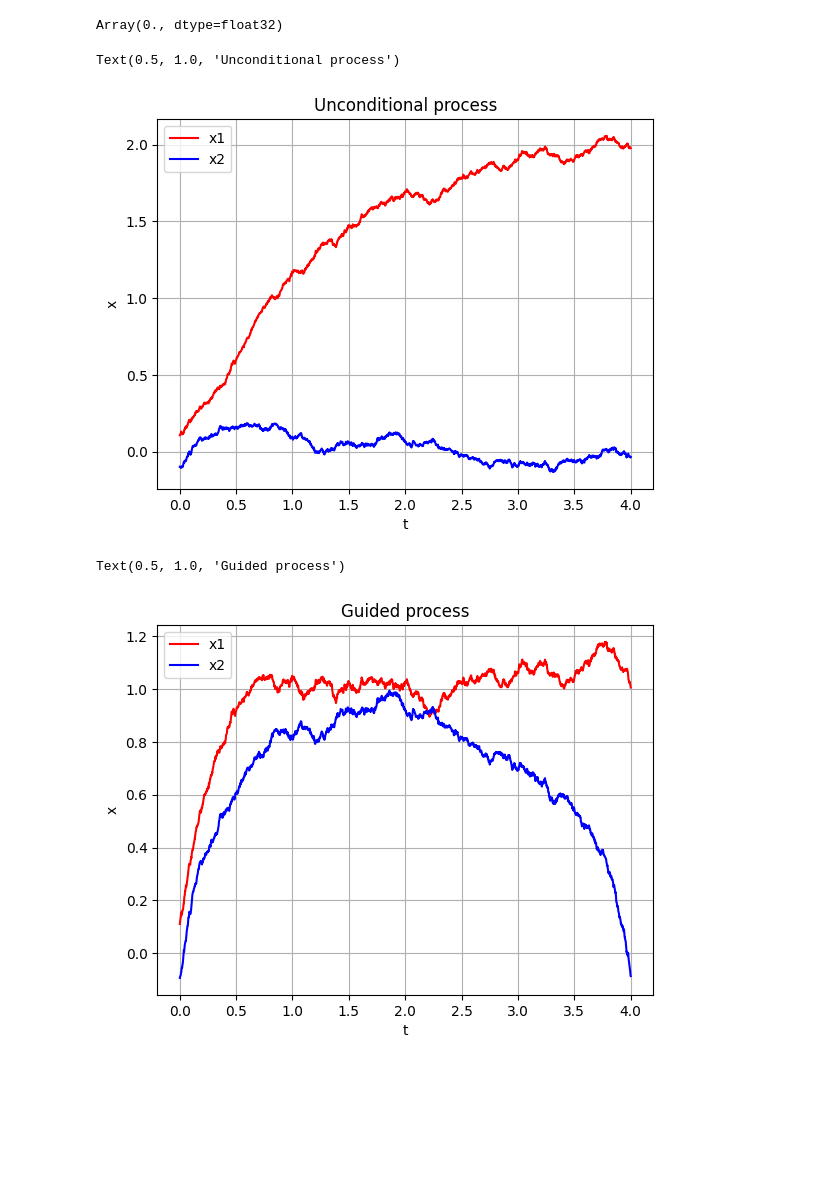
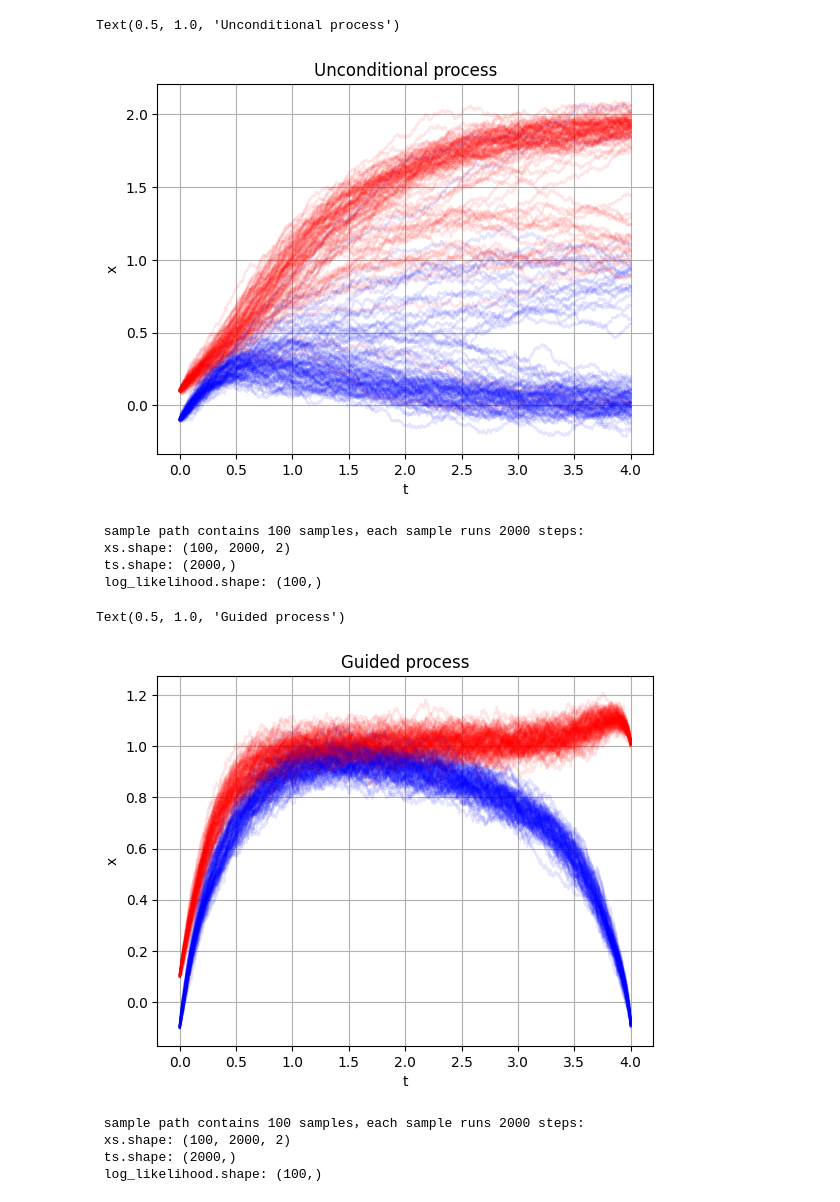
Before and after one commit to bookdiver/neuralbridge, a Jupyter notebook: examples/guided_cell_model.ipynb, the cells around one changed output. Drawn from its saved outputs; the diff is of its cells as text; code cells hidden in the pictures; blank space fills up the shorter version.

```diff
--- a/examples/guided_cell_model.ipynb
+++ b/examples/guided_cell_model.ipynb
@@ -18,27 +21,30 @@ dtype = jnp.float32
 rng_key = jax.random.PRNGKey(42)
 x0 = jnp.array([0.1, -0.1], dtype=dtype)
 # %%
-wiener_process = WienerProcess(dim, dtype, rng_key)
+wiener_process = WienerProcess(dim, dtype, T=T, dt=dt)
 sde = CellDiffusionProcess(alpha, sigma, T=T, dt=dt)
-solver = Euler(sde)
+solver = Euler(sde, wiener_process)
 
-dWs = wiener_process.sample_path(sde.ts).xs
-path = solver.solve(x0, dWs=dWs)
+n_batches = 100
+path = solver.solve(x0, dWs=None, rng_key=rng_key, n_batches=n_batches)
-# %%
-path.log_likelihood
-# %% [output]
-Array(0., dtype=float32)
 # %%
-plt.plot(path.ts, path.xs[:, 0], label='x1', color='r')
-plt.plot(path.ts, path.xs[:, 1], label='x2', color='b')
+for i in range(n_batches):
+    plt.plot(path.ts, path.xs[i, :, 0], color='r', alpha=0.1)
+    plt.plot(path.ts, path.xs[i, :, 1], color='b', alpha=0.1)
 plt.xlabel('t')
 plt.ylabel('x')
-plt.legend()
 plt.grid()
 plt.title("Unconditional process")
 # %% [output]
 Text(0.5, 1.0, 'Unconditional process')
-[figure, old version]
+[figure, new version]
+# %%
+print(path)
+# %% [output]
+ sample path contains 100 samples，each sample runs 2000 steps:
+ xs.shape: (100, 2000, 2)
+ ts.shape: (2000,)
+ log_likelihood.shape: (100,)
 # %%
 aux_sde = CellDiffusionProcessAux(alpha, sigma, T=4.0, dt=1./500.)
 L0 = jnp.eye(dim, dtype=dtype)
@@ -52,12 +58,19 @@ path = solver.solve(x0, dWs=dWs, log_likelihood=True)
 # %%
-plt.plot(path.ts, path.xs[:, 0], label='x1', color='r')
-plt.plot(path.ts, path.xs[:, 1], label='x2', color='b')
+for i in range(n_batches):
+    plt.plot(path.ts, path.xs[i, :, 0], color='r', alpha=0.1)
+    plt.plot(path.ts, path.xs[i, :, 1], color='b', alpha=0.1)
 plt.xlabel('t')
 plt.ylabel('x')
-plt.legend()
 plt.grid()
 plt.title("Guided process")
 # %% [output]
 Text(0.5, 1.0, 'Guided process')
-[figure, old version]
+[figure, new version]
+# %%
+print(path)
+# %% [output]
+ sample path contains 100 samples，each sample runs 2000 steps:
+ xs.shape: (100, 2000, 2)
+ ts.shape: (2000,)
+ log_likelihood.shape: (100,)
 # %%
```
Also changed, not shown: parts of 6 cells of this notebook, 6 other files.
